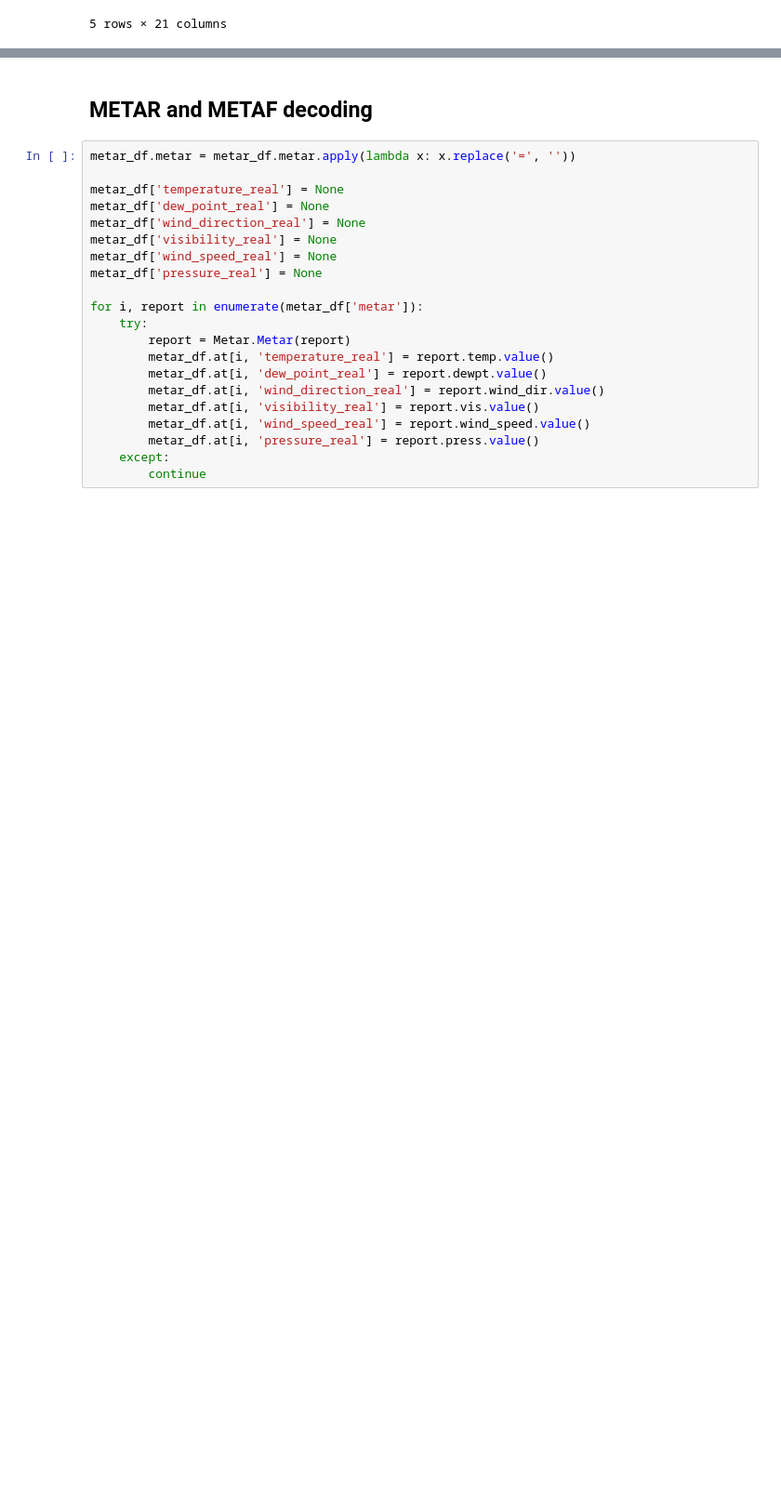
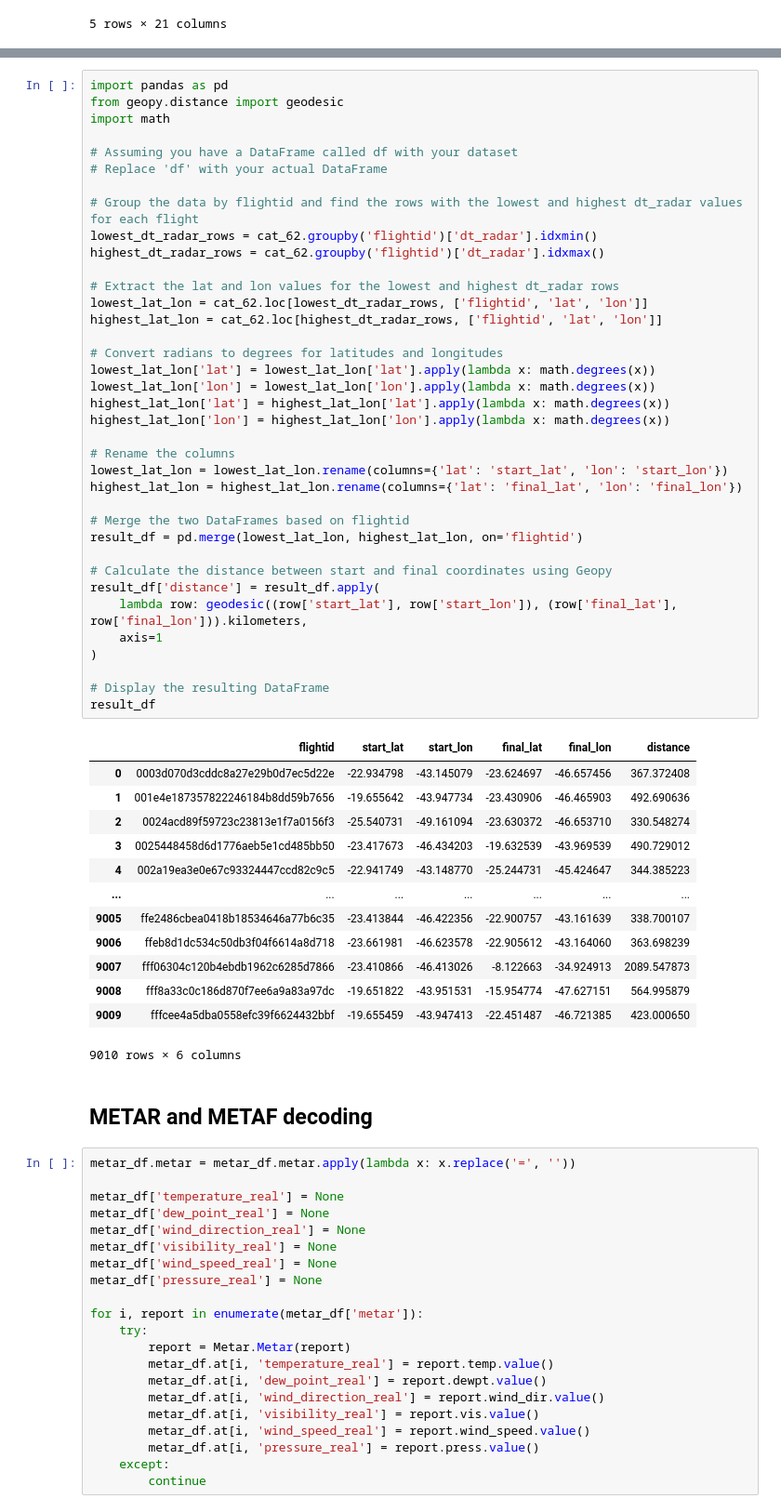
Before and after one commit to InAI-Delta/ita-datascience-2023, a Jupyter notebook: initial_analysis.ipynb, the cells around one changed output, grey strips where cells are left out. Shown at 93% size. Cells and saved outputs as stored; diff of their text form; blank space fills up the shorter version.

```diff
--- a/initial_analysis.ipynb
+++ b/initial_analysis.ipynb
@@ -419,3 +504,54 @@ display(test_data.head())
+# %%
+import pandas as pd
+from geopy.distance import geodesic
+import math
+
+# Assuming you have a DataFrame called df with your dataset
+# Replace 'df' with your actual DataFrame
+
+# Group the data by flightid and find the rows with the lowest and highest dt_radar values for each flight
+lowest_dt_radar_rows = cat_62.groupby('flightid')['dt_radar'].idxmin()
+highest_dt_radar_rows = cat_62.groupby('flightid')['dt_radar'].idxmax()
+
+# Extract the lat and lon values for the lowest and highest dt_radar rows
+lowest_lat_lon = cat_62.loc[lowest_dt_radar_rows, ['flightid', 'lat', 'lon']]
+highest_lat_lon = cat_62.loc[highest_dt_radar_rows, ['flightid', 'lat', 'lon']]
+
+# Convert radians to degrees for latitudes and longitudes
+lowest_lat_lon['lat'] = lowest_lat_lon['lat'].apply(lambda x: math.degrees(x))
+lowest_lat_lon['lon'] = lowest_lat_lon['lon'].apply(lambda x: math.degrees(x))
+highest_lat_lon['lat'] = highest_lat_lon['lat'].apply(lambda x: math.degrees(x))
+highest_lat_lon['lon'] = highest_lat_lon['lon'].apply(lambda x: math.degrees(x))
+
+# Rename the columns
+lowest_lat_lon = lowest_lat_lon.rename(columns={'lat': 'start_lat', 'lon': 'start_lon'})
+highest_lat_lon = highest_lat_lon.rename(columns={'lat': 'final_lat', 'lon': 'final_lon'})
+
+# Merge the two DataFrames based on flightid
+result_df = pd.merge(lowest_lat_lon, highest_lat_lon, on='flightid')
+
+# Calculate the distance between start and final coordinates using Geopy
+result_df['distance'] = result_df.apply(
+    lambda row: geodesic((row['start_lat'], row['start_lon']), (row['final_lat'], row['final_lon'])).kilometers,
+    axis=1
+)
+
+# Display the resulting DataFrame
+result_df
+# %% [output]
+|  | flightid | start_lat | start_lon | final_lat | final_lon | distance |
+| 0 | 0003d070d3cddc8a27e29b0d7ec5d22e | -22.934798 | -43.145079 | -23.624697 | -46.657456 | 367.372408 |
+| 1 | 001e4e187357822246184b8dd59b7656 | -19.655642 | -43.947734 | -23.430906 | -46.465903 | 492.690636 |
+| 2 | 0024acd89f59723c23813e1f7a0156f3 | -25.540731 | -49.161094 | -23.630372 | -46.653710 | 330.548274 |
+| 3 | 0025448458d6d1776aeb5e1cd485bb50 | -23.417673 | -46.434203 | -19.632539 | -43.969539 | 490.729012 |
+| 4 | 002a19ea3e0e67c93324447ccd82c9c5 | -22.941749 | -43.148770 | -25.244731 | -45.424647 | 344.385223 |
+| ... | ... | ... | ... | ... | ... | ... |
+| 9005 | ffe2486cbea0418b18534646a77b6c35 | -23.413844 | -46.422356 | -22.900757 | -43.161639 | 338.700107 |
+| 9006 | ffeb8d1dc534c50db3f04f6614a8d718 | -23.661981 | -46.623578 | -22.905612 | -43.164060 | 363.698239 |
+| 9007 | fff06304c120b4ebdb1962c6285d7866 | -23.410866 | -46.413026 | -8.122663 | -34.924913 | 2089.547873 |
+| 9008 | fff8a33c0c186d870f7ee6a9a83a97dc | -19.651822 | -43.951531 | -15.954774 | -47.627151 | 564.995879 |
+| 9009 | fffcee4a5dba0558efc39f6624432bbf | -19.655459 | -43.947413 | -22.451487 | -46.721385 | 423.000650 |
+9010 rows × 6 columns
 # %% [markdown]
 ## METAR and METAF decoding
 # %%
```
Also changed, not shown: parts of 5 cells of this notebook.
